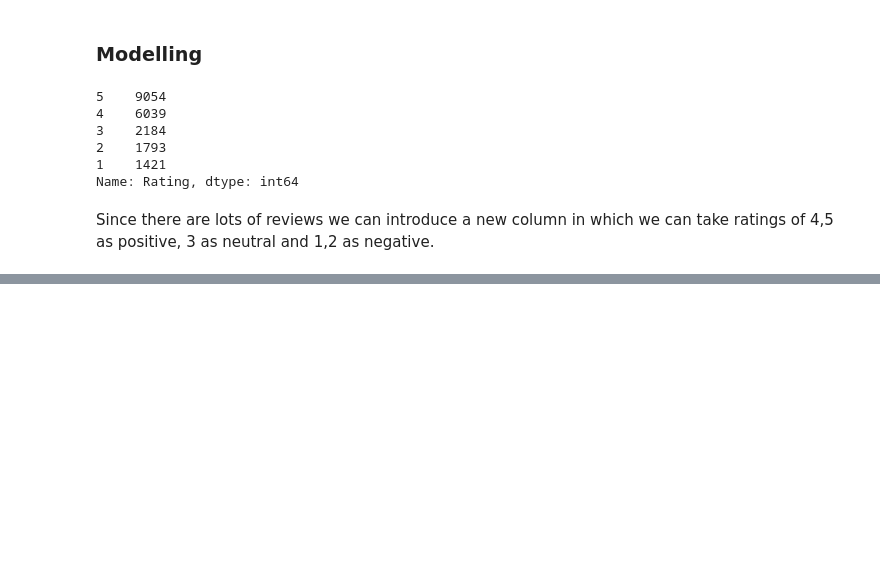
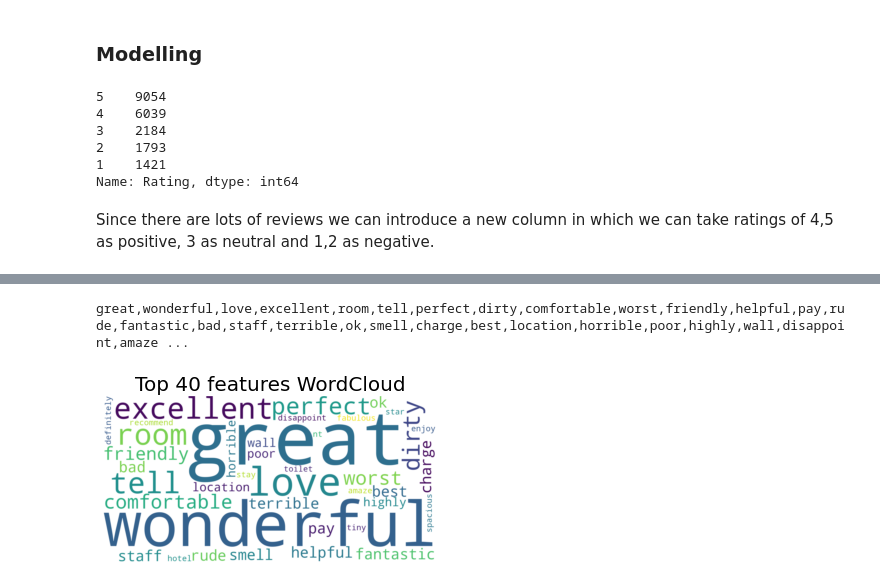
Before and after one commit to wildraft/Tripadvisor_Reviews, a Jupyter notebook: NLP.ipynb, the cells around one changed output, grey strips where cells are left out. Cells and saved outputs as stored; diff of their text form; code cells hidden in the pictures; blank space fills up the shorter version.

```diff
--- a/NLP.ipynb
+++ b/NLP.ipynb
@@ -141,0 +492,8 @@ Since there are lots of reviews we can introduce a new column in  which we can t
+# %%
+# Training the best model and calculating accuracy on test data .
+clf = RandomForestClassifier(n_estimators = optimal_learners)
+clf.fit(X_train, y_train)
+clf.score(X_test, y_test)
+count_vectorizer_predicted = clf.predict(X_test)
+print(classification_report(y_test ,count_vectorizer_predicted , target_names = ['1' , '0']))
+print("Accuracy of the model is : ",accuracy_score(y_test,count_vectorizer_predicted))
@@ -141,0 +511,27 @@ Since there are lots of reviews we can introduce a new column in  which we can t
+# %%
+all_features = count_vect.get_feature_names()              #Instantiate the feature from the vectorizer
+top_features=''                                            # Addition of top 40 feature into top_feature after training the model
+feat=clf.feature_importances_
+features=np.argsort(feat)[::-1]
+for i in features[0:40]:
+    top_features+=all_features[i]
+    top_features+=','
+
+print(top_features)
+
+print(" ")
+print(" ")
+
+from wordcloud import WordCloud
+wordcloud = WordCloud(background_color="white",colormap='viridis',width=2000,
+                          height=1000).generate(top_features)
+
+# Display the generated image:
+plt.imshow(wordcloud, interpolation='bilinear')
+plt.figure(1, figsize=(14, 11), frameon='equal')
+plt.title('Top 40 features WordCloud', fontsize=20)
+plt.axis("off")
+plt.show()
+# %% [output]
+great,wonderful,love,excellent,room,tell,perfect,dirty,comfortable,worst,friendly,helpful,pay,rude,fantastic,bad,staff,terrible,ok,smell,charge,best,location,horrible,poor,highly,wall,disappoint,amaze ...
+[figure, added]
```
Also changed, not shown: parts of 59 cells of this notebook.
